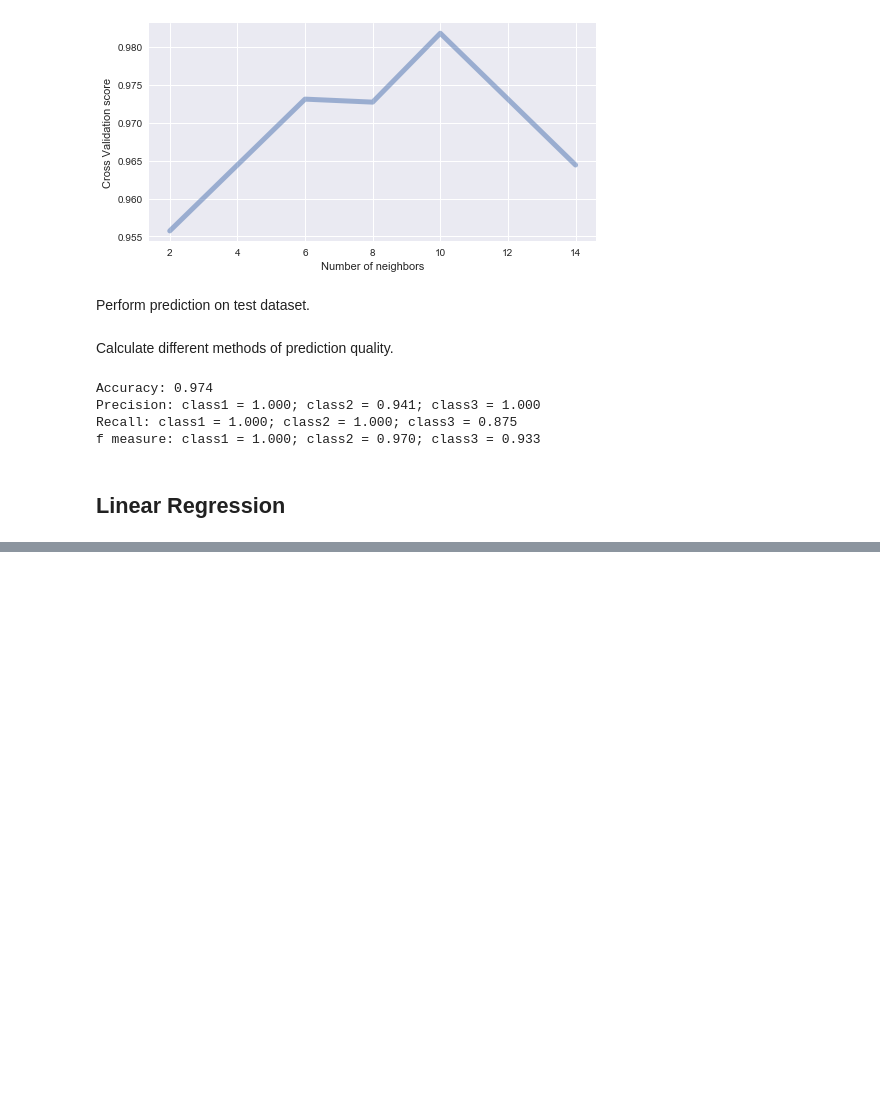
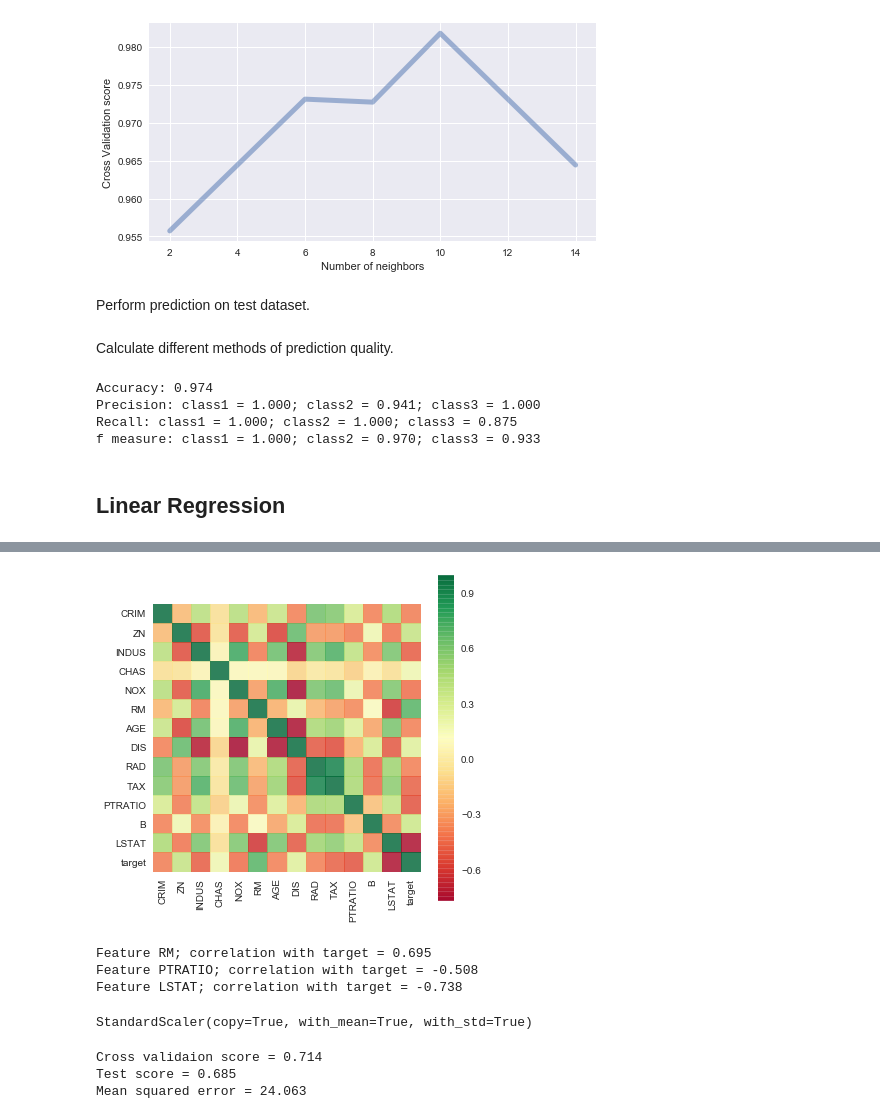
Before and after one commit to ZakharovAleksey/Study, a Jupyter notebook: Machine Learning/Data Camp ML/supervised_learning.ipynb, the cells around one changed output, grey strips where cells are left out. Cells and saved outputs as stored; diff of their text form; code cells hidden in the pictures; blank space fills up the shorter version.

Commit message:
DataCamp:  LinearRegression, Lasso, Ridge clf. But not complite

```diff
--- a/Machine Learning/Data Camp ML/supervised_learning.ipynb
+++ b/Machine Learning/Data Camp ML/supervised_learning.ipynb
@@ -7,9 +7,11 @@ from sklearn.model_selection import train_test_split
 from sklearn.model_selection import KFold
 from sklearn.model_selection import cross_val_score
 from sklearn.neighbors import KNeighborsClassifier
-from sklearn.metrics import accuracy_score, precision_score, recall_score, f1_score
+from sklearn.metrics import accuracy_score, precision_score, recall_score, f1_score, mean_squared_error
+from sklearn.preprocessing import StandardScaler
 
 import matplotlib.pyplot as plt
+plt.rcParams['figure.figsize'] = 8, 5
 sns.set()
 # %% [markdown]
 ## Classification task. kNN.
@@ -107,0 +112,3 @@ f measure: class1 = 1.000; class2 = 0.970; class3 = 0.933
+# %%
+boston = datasets.load_boston()
+boston.keys()
@@ -107,0 +117,8 @@ f measure: class1 = 1.000; class2 = 0.970; class3 = 0.933
+# %%
+X = boston.data
+y = boston.target
+
+df_b = pd.DataFrame(data=X, columns = boston.feature_names)
+df_b['target'] = y
+
+df_b.head()
@@ -107,0 +132,21 @@ f measure: class1 = 1.000; class2 = 0.970; class3 = 0.933
+# %%
+corr_m = df_b.corr()
+
+fig, ax = plt.subplots(figsize=(6, 6))
+_ = sns.heatmap(corr_m, square=True, cmap='RdYlGn', ax=ax, alpha=0.8)
+plt.show()
+
+top_features = boston.feature_names[(corr_m.target.apply(np.abs) > 0.5)[:-1]]
+
+for f in top_features:
+    print('Feature {:}; correlation with target = {:.3f}'.format(f, corr_m.loc[f, 'target']))
+# %% [output]
+[figure, added]
+Feature RM; correlation with target = 0.695
+Feature PTRATIO; correlation with target = -0.508
+Feature LSTAT; correlation with target = -0.738
+# %%
+scaler = StandardScaler()
+scaler.fit(X)
+# %% [output]
+StandardScaler(copy=True, with_mean=True, with_std=True)
@@ -107,0 +155,17 @@ f measure: class1 = 1.000; class2 = 0.970; class3 = 0.933
+# %%
+clf_lr = LinearRegression(normalize=True, n_jobs=-1)
+clf_lr.fit(X_train, y_train)
+
+# Cross validation
+cv = KFold(n_splits=5, shuffle=True, random_state=241)
+scores = cross_val_score(clf_lr, scaler.transform(X), y, cv=cv)
+print('Cross validaion score = {:.3f}'.format(np.mean(scores)))
+
+# Test model
+y_pred = clf_lr.predict(X_test)
+print('Test score = {:.3f}'.format(clf_lr.score(X_test, y_test)))
+print('Mean squared error = {:.3f}'.format(mean_squared_error(y_test, y_pred)))
+# %% [output]
+Cross validaion score = 0.714
+Test score = 0.685
+Mean squared error = 24.063
```
Also changed, not shown: parts of 13 cells of this notebook.
